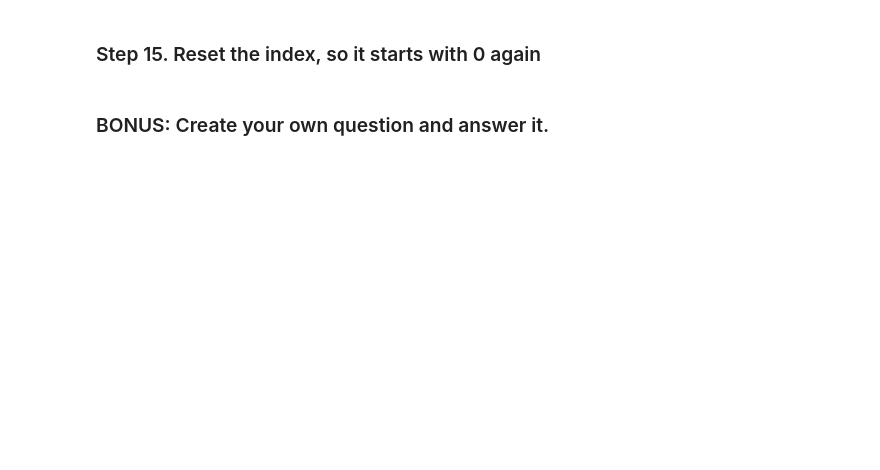
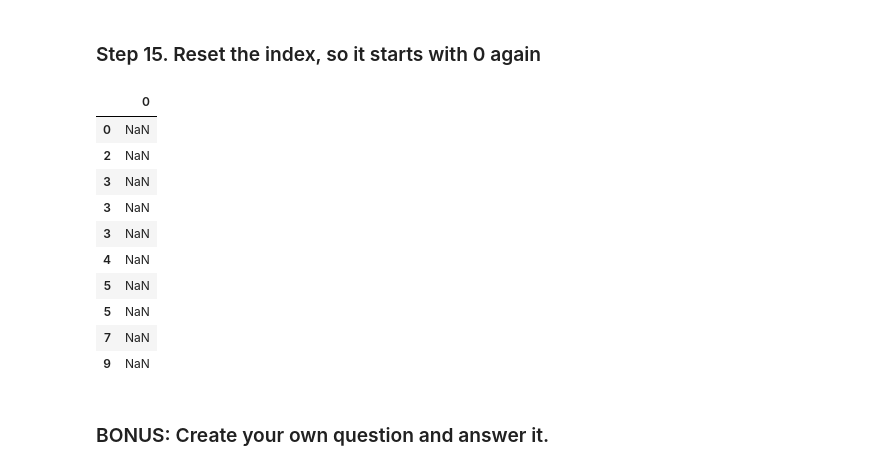
Before and after one commit to ericmuga253/Python-Data-, a Jupyter notebook: Exercises_(7).ipynb, the cells around one changed output. Cells and saved outputs as stored; diff of their text form; code cells hidden in the pictures; blank space fills up the shorter version.

```diff
--- a/Exercises_(7).ipynb
+++ b/Exercises_(7).ipynb
@@ -132,2 +137,7 @@ print(array)
 # %% [markdown]
 ### Step 11.  Use random numbers you generated as an index and assign NaN value to each of cell.
+# %%
+np.random.seed(0)
+array=np.random.randint(0,10,size=10)
+df=pd.DataFrame(index=array, columns=range(1), data=np.nan)
+print(df)
@@ -140,4 +186,18 @@ print(array)
 # %% [markdown]
 ### Step 15.  Reset the index, so it starts with 0 again
+# %%
+df.sort_index()
+# %% [output]
+|  | 0 |
+| 0 | NaN |
+| 2 | NaN |
+| 3 | NaN |
+| 3 | NaN |
+| 3 | NaN |
+| 4 | NaN |
+| 5 | NaN |
+| 5 | NaN |
+| 7 | NaN |
+| 9 | NaN |
 # %% [markdown]
 ### BONUS: Create your own question and answer it.
```
Also changed, not shown: parts of 8 cells of this notebook.
